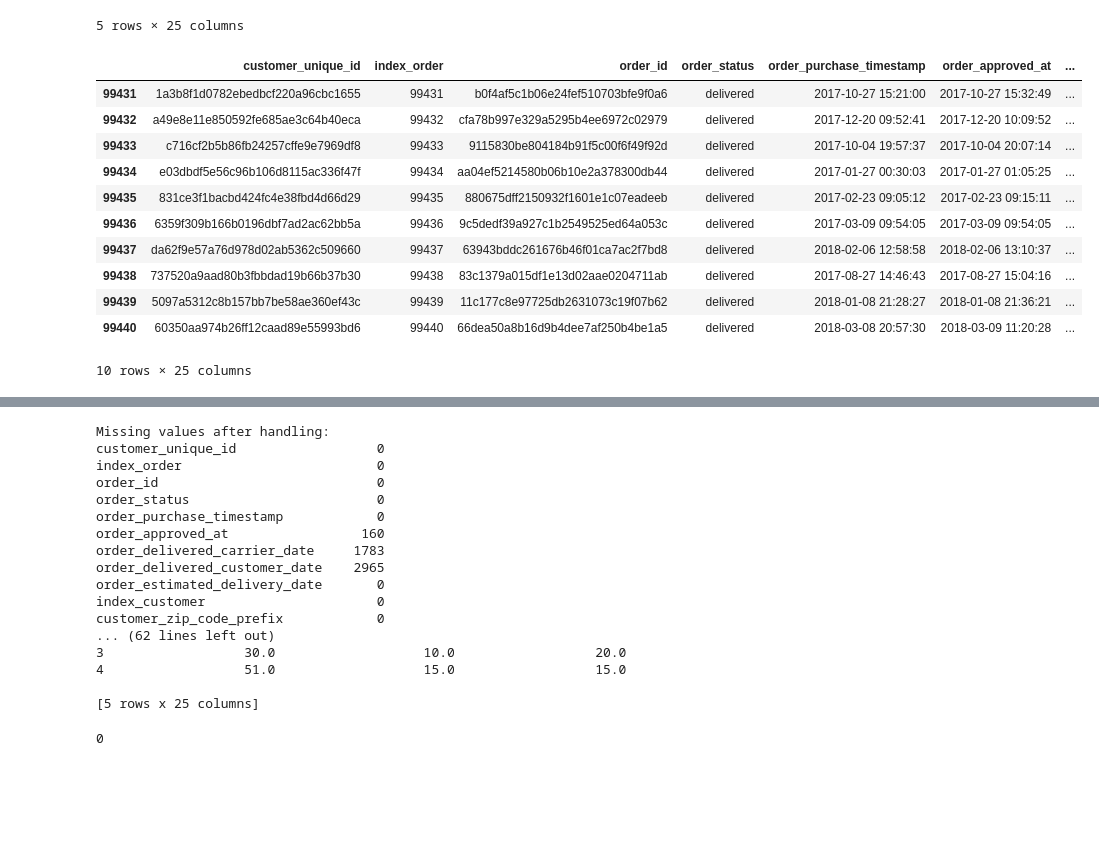
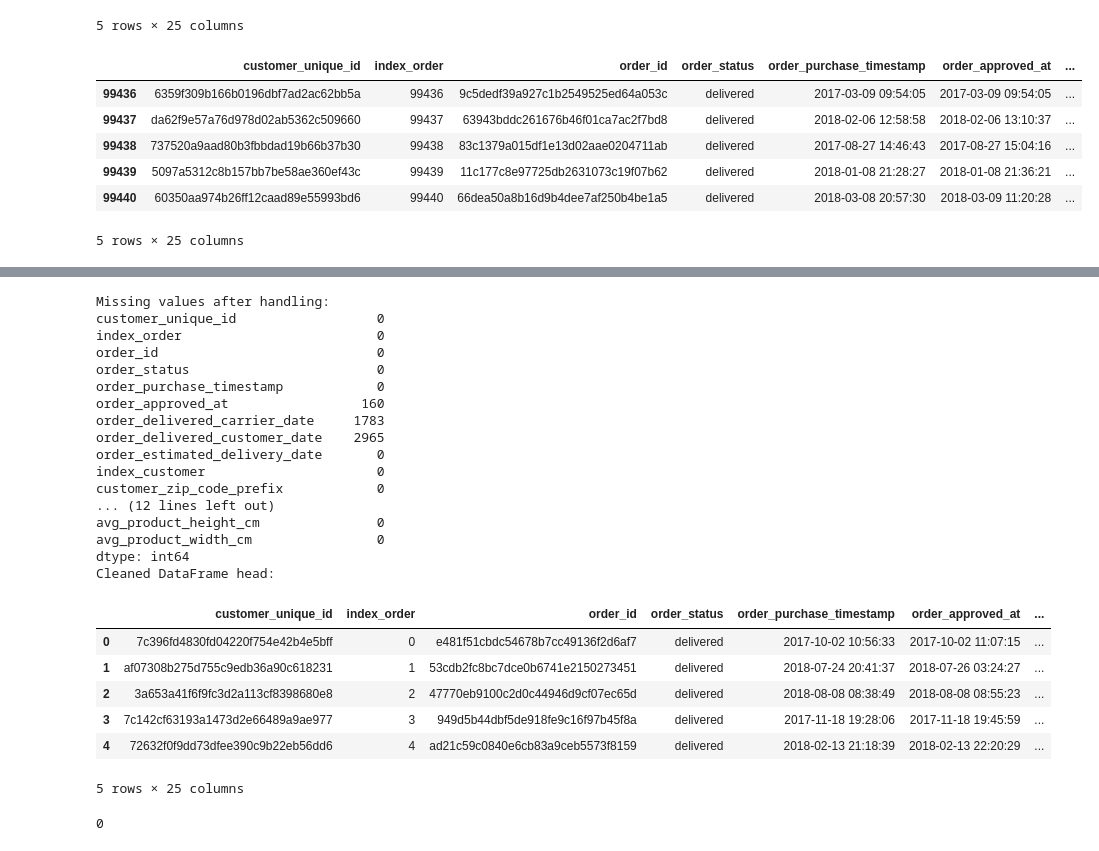
Before and after one commit to preudh/OC_IA_P5_Segment_e_commerce_site_customers, a Jupyter notebook: notebooks/Preudhomme_Patrice_2_notebook_exploration_082024.ipynb, the cells around one changed output, grey strips where cells are left out. Saved outputs shown, nothing was run; the diff lists cells and outputs as text; code cells hidden in the pictures; blank space fills up the shorter version.

```diff
--- a/notebooks/Preudhomme_Patrice_2_notebook_exploration_082024.ipynb
+++ b/notebooks/Preudhomme_Patrice_2_notebook_exploration_082024.ipynb
@@ -120,20 +120,15 @@ Tables merged successfully, data aggregated, and 'customer_id' column removed.
 | 4 | 72632f0f9dd73dfee390c9b22eb56dd6 | 4 | ad21c59c0840e6cb83a9ceb5573f8159 | delivered | 2018-02-13 21:18:39 | 2018-02-13 22:20:29 | ... |
 5 rows × 25 columns
 # %%
-df_final.tail(10)
+df_final.tail(5)
 # %% [output]
 |  | customer_unique_id | index_order | order_id | order_status | order_purchase_timestamp | order_approved_at | ... |
-| 99431 | 1a3b8f1d0782ebedbcf220a96cbc1655 | 99431 | b0f4af5c1b06e24fef510703bfe9f0a6 | delivered | 2017-10-27 15:21:00 | 2017-10-27 15:32:49 | ... |
-| 99432 | a49e8e11e850592fe685ae3c64b40eca | 99432 | cfa78b997e329a5295b4ee6972c02979 | delivered | 2017-12-20 09:52:41 | 2017-12-20 10:09:52 | ... |
-| 99433 | c716cf2b5b86fb24257cffe9e7969df8 | 99433 | 9115830be804184b91f5c00f6f49f92d | delivered | 2017-10-04 19:57:37 | 2017-10-04 20:07:14 | ... |
-| 99434 | e03dbdf5e56c96b106d8115ac336f47f | 99434 | aa04ef5214580b06b10e2a378300db44 | delivered | 2017-01-27 00:30:03 | 2017-01-27 01:05:25 | ... |
-| 99435 | 831ce3f1bacbd424fc4e38fbd4d66d29 | 99435 | 880675dff2150932f1601e1c07eadeeb | delivered | 2017-02-23 09:05:12 | 2017-02-23 09:15:11 | ... |
 | 99436 | 6359f309b166b0196dbf7ad2ac62bb5a | 99436 | 9c5dedf39a927c1b2549525ed64a053c | delivered | 2017-03-09 09:54:05 | 2017-03-09 09:54:05 | ... |
 | 99437 | da62f9e57a76d978d02ab5362c509660 | 99437 | 63943bddc261676b46f01ca7ac2f7bd8 | delivered | 2018-02-06 12:58:58 | 2018-02-06 13:10:37 | ... |
 | 99438 | 737520a9aad80b3fbbdad19b66b37b30 | 99438 | 83c1379a015df1e13d02aae0204711ab | delivered | 2017-08-27 14:46:43 | 2017-08-27 15:04:16 | ... |
 | 99439 | 5097a5312c8b157bb7be58ae360ef43c | 99439 | 11c177c8e97725db2631073c19f07b62 | delivered | 2018-01-08 21:28:27 | 2018-01-08 21:36:21 | ... |
 | 99440 | 60350aa974b26ff12caad89e55993bd6 | 99440 | 66dea50a8b16d9b4dee7af250b4be1a5 | delivered | 2018-03-08 20:57:30 | 2018-03-09 11:20:28 | ... |
-10 rows × 25 columns
+5 rows × 25 columns
 # %%
 df_final.info()
 # %% [output]
@@ -200,7 +195,7 @@ print(missing_values_after)
 
 # Display the cleaned DataFrame
 print("Cleaned DataFrame head:")
-print(df_final.head())
+df_final.head()
 # %% [output]
 Missing values after handling:
 customer_unique_id                  0
@@ -214,11 +209,18 @@ order_delivered_customer_date    2965
 order_estimated_delivery_date       0
 index_customer                      0
 customer_zip_code_prefix            0
-... (62 lines left out)
-3                  30.0                   10.0                  20.0
-4                  51.0                   15.0                  15.0
-
-[5 rows x 25 columns]
+... (12 lines left out)
+avg_product_height_cm               0
+avg_product_width_cm                0
+dtype: int64
+Cleaned DataFrame head:
+|  | customer_unique_id | index_order | order_id | order_status | order_purchase_timestamp | order_approved_at | ... |
+| 0 | 7c396fd4830fd04220f754e42b4e5bff | 0 | e481f51cbdc54678b7cc49136f2d6af7 | delivered | 2017-10-02 10:56:33 | 2017-10-02 11:07:15 | ... |
+| 1 | af07308b275d755c9edb36a90c618231 | 1 | 53cdb2fc8bc7dce0b6741e2150273451 | delivered | 2018-07-24 20:41:37 | 2018-07-26 03:24:27 | ... |
+| 2 | 3a653a41f6f9fc3d2a113cf8398680e8 | 2 | 47770eb9100c2d0c44946d9cf07ec65d | delivered | 2018-08-08 08:38:49 | 2018-08-08 08:55:23 | ... |
+| 3 | 7c142cf63193a1473d2e66489a9ae977 | 3 | 949d5b44dbf5de918fe9c16f97b45f8a | delivered | 2017-11-18 19:28:06 | 2017-11-18 19:45:59 | ... |
+| 4 | 72632f0f9dd73dfee390c9b22eb56dd6 | 4 | ad21c59c0840e6cb83a9ceb5573f8159 | delivered | 2018-02-13 21:18:39 | 2018-02-13 22:20:29 | ... |
+5 rows × 25 columns
 # %%
 # Check duplicates values
 df_final.duplicated().sum()
```
Also changed, not shown: 1 other file.
